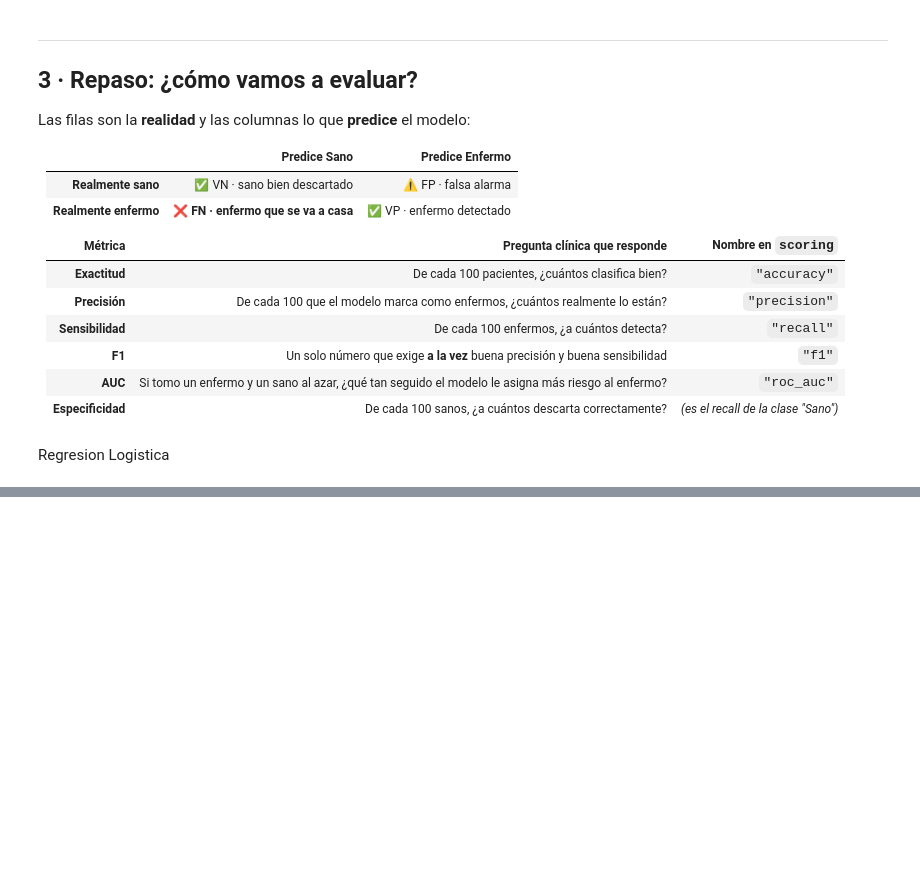
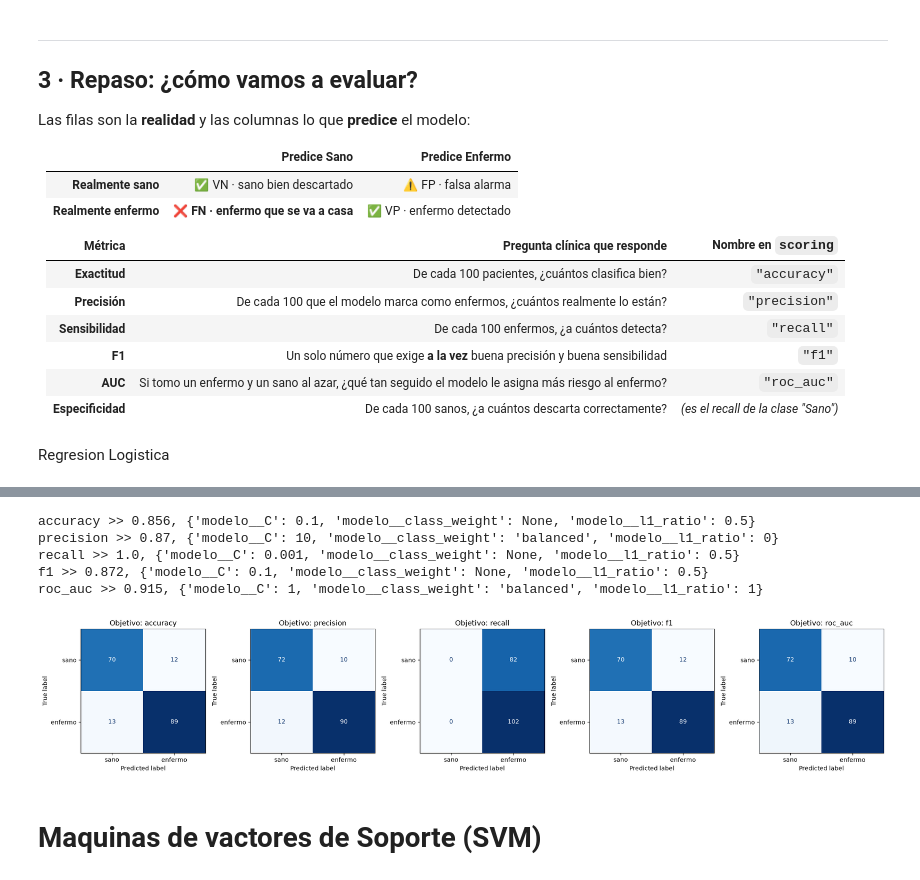
Before and after one commit to Efredo19/Practicas_IA, a Jupyter notebook: Parcial2/Practica0510.ipynb, the cells around one changed output, grey strips where cells are left out. Drawn from its saved outputs; the diff is of its cells as text; code cells hidden in the pictures; blank space fills up the shorter version.

```diff
--- a/Parcial2/Practica0510.ipynb
+++ b/Parcial2/Practica0510.ipynb
@@ -224,0 +268,35 @@ Pipeline(steps=[('imputar', SimpleImputer(strategy='median')),
+# %%
+rejilla_reglog = {
+    "modelo__C":            [0.001, 0.01, 0.1, 1, 10, 100],
+    "modelo__l1_ratio":     [0, 0.5, 1],             # 0 = L2 · 0.5 = mezcla · 1 = L1
+    "modelo__class_weight": [None, "balanced"],
+}
+# %%
+mejores_modelos = {}
+
+for metrica in metricas:
+    busqueda = GridSearchCV(reglog_base, rejilla_reglog, scoring=metrica, cv=5, n_jobs=-1)
+    busqueda.fit(X_train, y_train)
+    mejores_modelos[metrica] = busqueda.best_estimator_
+    print(f'{metrica} >> {round(busqueda.best_score_, 3)}, {busqueda.best_params_}')
+# %% [output]
+accuracy >> 0.856, {'modelo__C': 0.1, 'modelo__class_weight': None, 'modelo__l1_ratio': 0.5}
+precision >> 0.87, {'modelo__C': 10, 'modelo__class_weight': 'balanced', 'modelo__l1_ratio': 0}
+recall >> 1.0, {'modelo__C': 0.001, 'modelo__class_weight': None, 'modelo__l1_ratio': 0.5}
+f1 >> 0.872, {'modelo__C': 0.1, 'modelo__class_weight': None, 'modelo__l1_ratio': 0.5}
+roc_auc >> 0.915, {'modelo__C': 1, 'modelo__class_weight': 'balanced', 'modelo__l1_ratio': 1}
+# %%
+#Mostrando todas las matrices de confucion
+
+fig, ejes = plt.subplots(1, 5, figsize=(20, 4))      # 1 fila con 5 recuadros
+
+for eje, metrica in zip(ejes, metricas):
+    y_pred = mejores_modelos[metrica].predict(X_test)
+    ConfusionMatrixDisplay.from_predictions(y_test, y_pred, display_labels=clases,
+                                            cmap="Blues", colorbar=False, ax=eje)
+    eje.set_title(f"Objetivo: {metrica}")
+
+plt.tight_layout()
+plt.show()
+# %% [output]
+[figure, added]
@@ -224,0 +306,2 @@ Pipeline(steps=[('imputar', SimpleImputer(strategy='median')),
+# %% [markdown]
+# Maquinas de vactores de Soporte (SVM)
```
Also changed, not shown: parts of 15 cells of this notebook.
